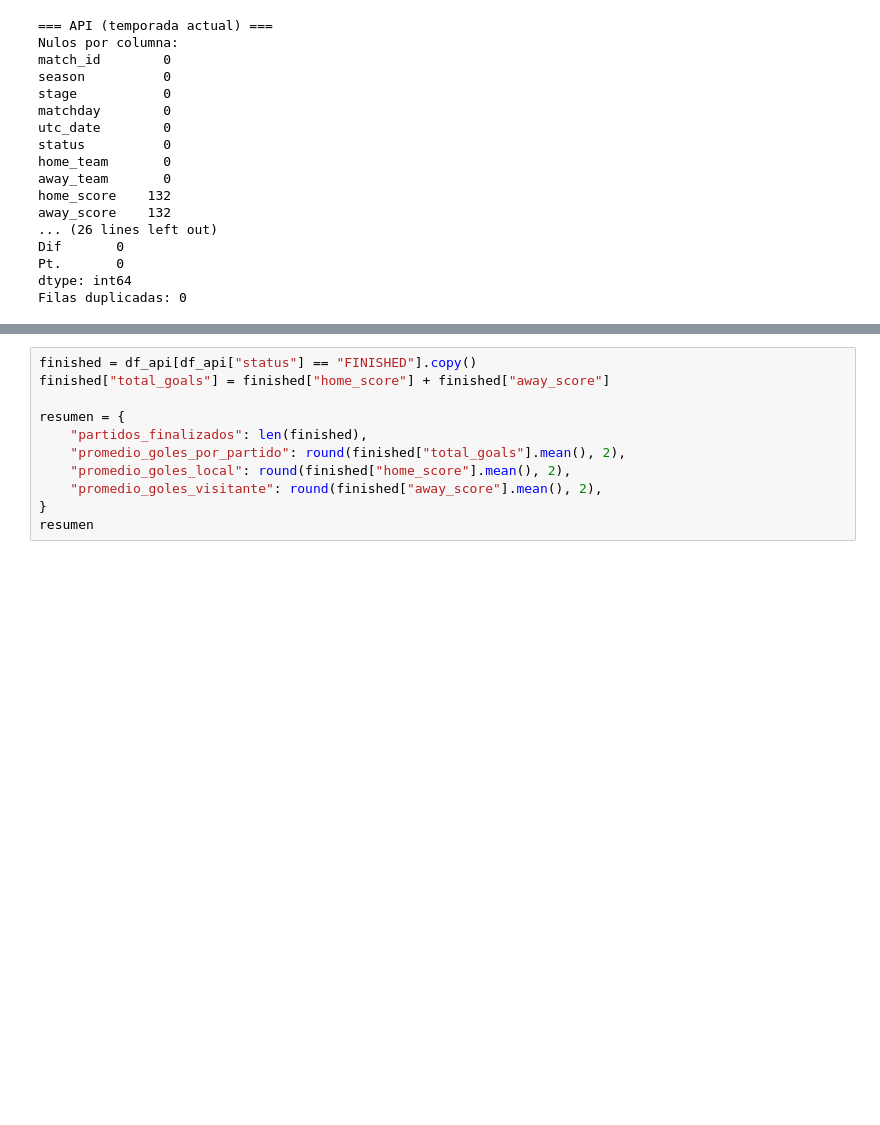
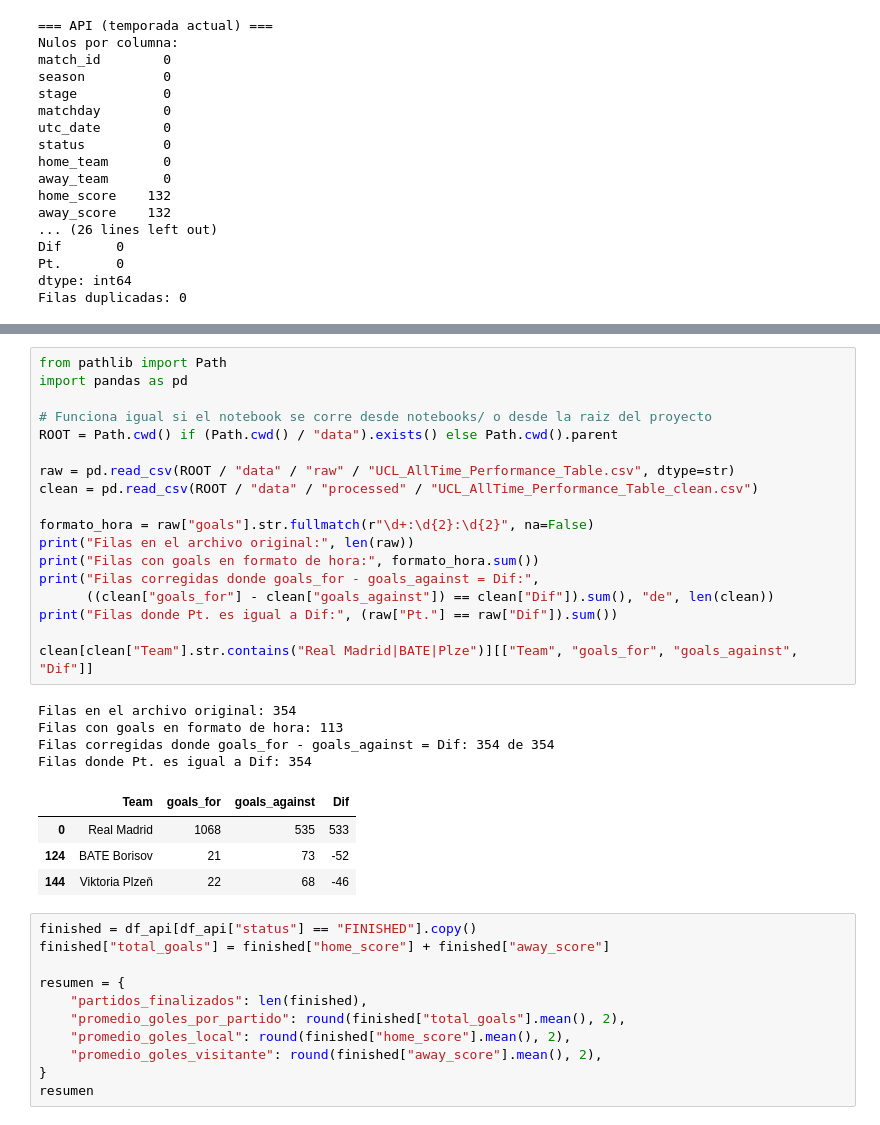
Before and after one commit to 0260932/datos-masivos-champions-league, a Jupyter notebook: notebooks/01_extraccion_y_diagnostico.ipynb, the cells around one changed output, grey strips where cells are left out. Cells and saved outputs as stored; diff of their text form; blank space fills up the shorter version.

Commit message:
Investiga, documenta y corrige problema de la columna goals

```diff
--- a/notebooks/01_extraccion_y_diagnostico.ipynb
+++ b/notebooks/01_extraccion_y_diagnostico.ipynb
@@ -141,5 +159,32 @@ Filas duplicadas: 0
 - Convertir `Score` (texto tipo "4–3") en columnas numéricas separadas si
   se quiere comparar goles de finales entre sí.
+# %%
+from pathlib import Path
+import pandas as pd
+
+# Funciona igual si el notebook se corre desde notebooks/ o desde la raiz del proyecto
+ROOT = Path.cwd() if (Path.cwd() / "data").exists() else Path.cwd().parent
+
+raw = pd.read_csv(ROOT / "data" / "raw" / "UCL_AllTime_Performance_Table.csv", dtype=str)
+clean = pd.read_csv(ROOT / "data" / "processed" / "UCL_AllTime_Performance_Table_clean.csv")
+
+formato_hora = raw["goals"].str.fullmatch(r"\d+:\d{2}:\d{2}", na=False)
+print("Filas en el archivo original:", len(raw))
+print("Filas con goals en formato de hora:", formato_hora.sum())
+print("Filas corregidas donde goals_for - goals_against = Dif:",
+      ((clean["goals_for"] - clean["goals_against"]) == clean["Dif"]).sum(), "de", len(clean))
+print("Filas donde Pt. es igual a Dif:", (raw["Pt."] == raw["Dif"]).sum())
+
+clean[clean["Team"].str.contains("Real Madrid|BATE|Plze")][["Team", "goals_for", "goals_against", "Dif"]]
+# %% [output]
+Filas en el archivo original: 354
+Filas con goals en formato de hora: 113
+Filas corregidas donde goals_for - goals_against = Dif: 354 de 354
+Filas donde Pt. es igual a Dif: 354
+|  | Team | goals_for | goals_against | Dif |
+| 0 | Real Madrid | 1068 | 535 | 533 |
+| 124 | BATE Borisov | 21 | 73 | -52 |
+| 144 | Viktoria Plzeň | 22 | 68 | -46 |
 # %%
 finished = df_api[df_api["status"] == "FINISHED"].copy()
 finished["total_goals"] = finished["home_score"] + finished["away_score"]
```
Also changed, not shown: parts of 1 cell of this notebook, 2 other files.
